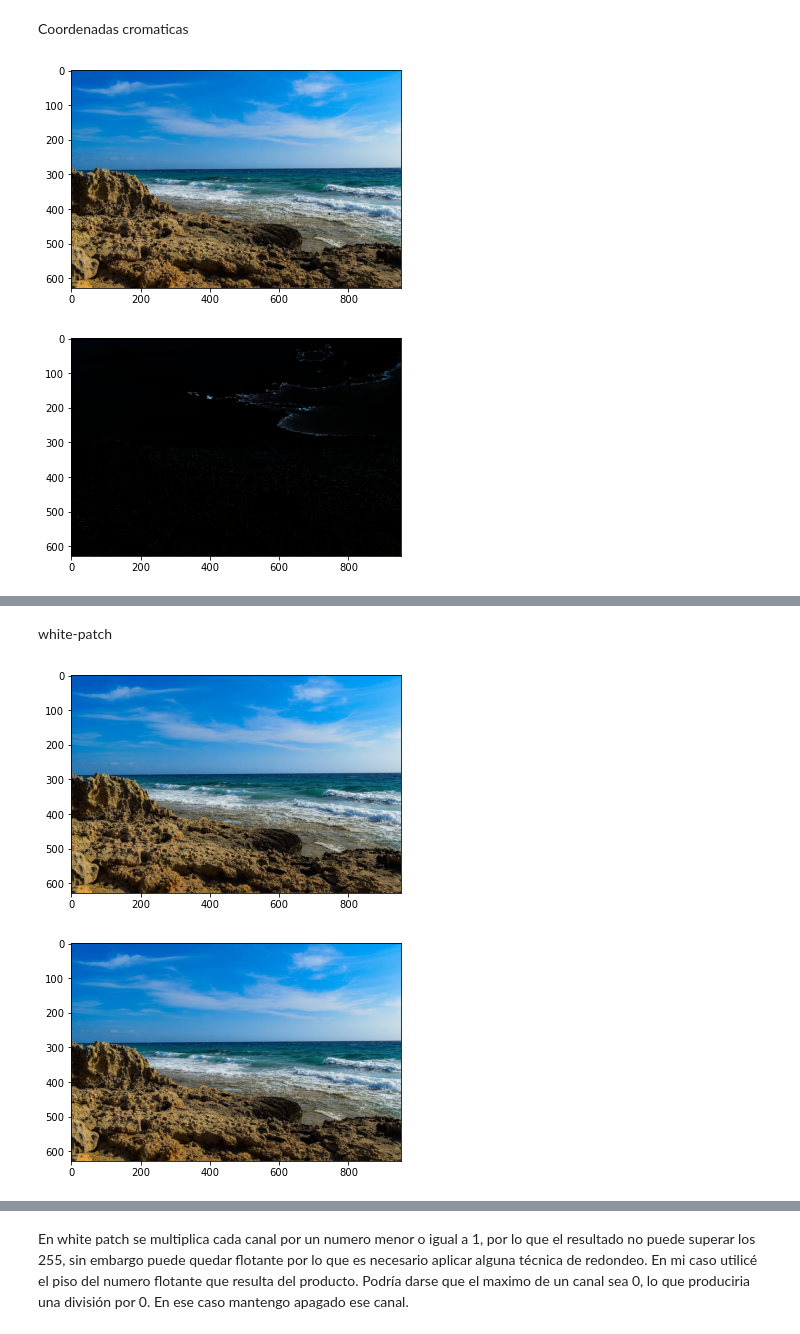
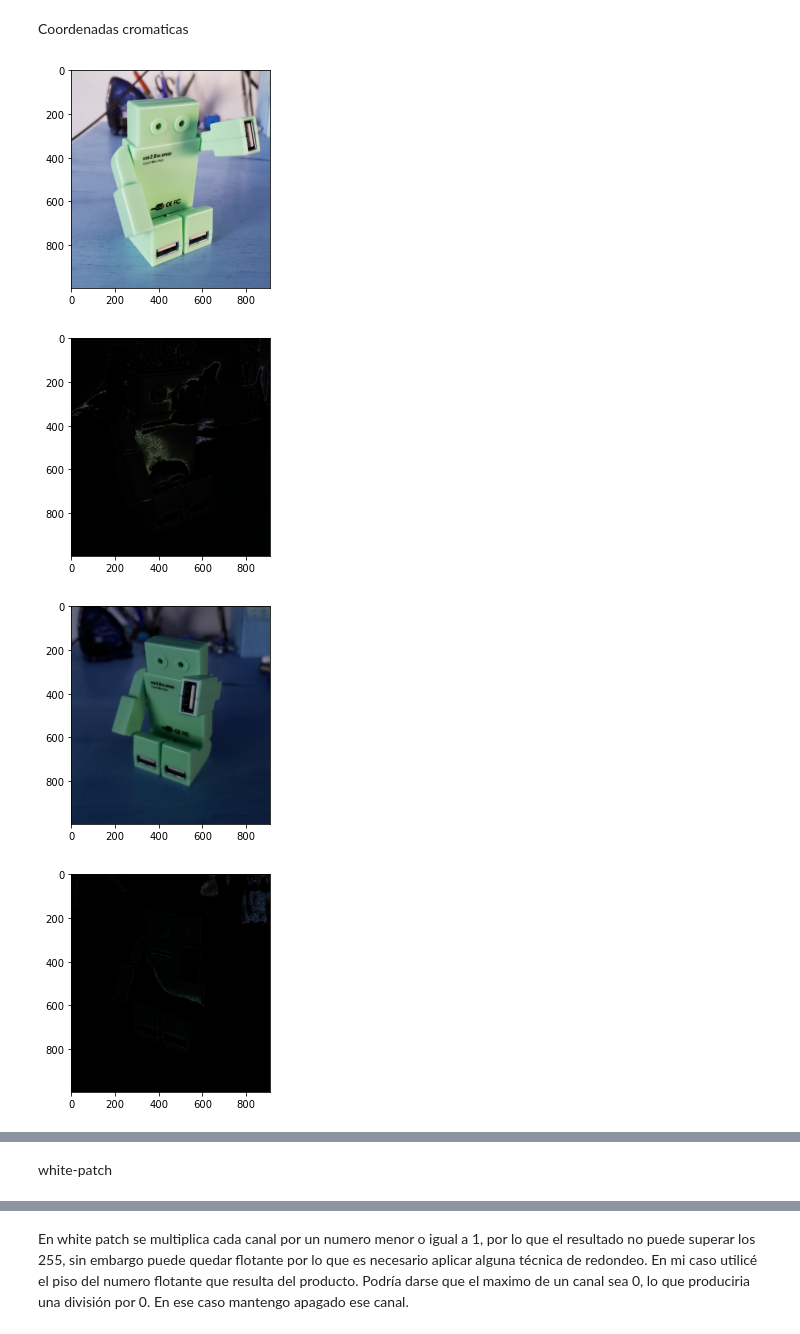
Before and after one commit to ezequielfernandez/vision_computadora_practicas, a Jupyter notebook: tp_1/exercises.ipynb, the cells around one changed output, grey strips where cells are left out. Cells and saved outputs as stored; diff of their text form; code cells hidden in the pictures.

Commit message:
test chromatics and white patch.

```diff
--- a/tp_1/exercises.ipynb
+++ b/tp_1/exercises.ipynb
@@ -46,10 +43,31 @@ img = cv.imread('segmentacion.png',cv.COLOR_BGR2RGB)
-# %%
-comatics_version = cromatics(img)
-plt.imshow(img[:,:,::-1])
-plt.show()
-
-plt.imshow(comatics_version[:,:,::-1])
-plt.show()
-# %% [output]
-[figure, removed]
-[figure, removed]
+# %%
+#img_color = cv.imread('/coord_cromaticas/CoordCrom_1.png')
+img_1 = cv.imread('coord_cromaticas/CoordCrom_1.png')
+img_2 = cv.imread('coord_cromaticas/CoordCrom_2.png')
+img_3 = cv.imread('coord_cromaticas/CoordCrom_3.png')
+# %%
+comatics_version = cromatics(img_1)
+plt.imshow(img_1)
+plt.show()
+
+plt.imshow(comatics_version)
+plt.show()
+
+comatics_version = cromatics(img_2)
+plt.imshow(img_2)
+plt.show()
+
+plt.imshow(comatics_version)
+plt.show()
+
+comatics_version = cromatics(img_3)
+plt.imshow(img_3)
+plt.show()
+
+plt.imshow(comatics_version)
+plt.show()
+# %% [output]
+[figure, added]
+[figure, added]
+[figure, added]
+[figure, added]
@@ -92,13 +111,3 @@ def white_patch(input_image:np.ndarray) -> np.ndarray:
     new_img = new_img.astype('uint8')
 
     return new_img
-# %%
-white_patch_version = white_patch(img)
-plt.imshow(img[:,:,::-1])
-plt.show()
-
-plt.imshow(white_patch_version[:,:,::-1])
-plt.show()
-# %% [output]
-[figure, removed]
-[figure, removed]
```
Also changed, not shown: parts of 5 cells of this notebook.
